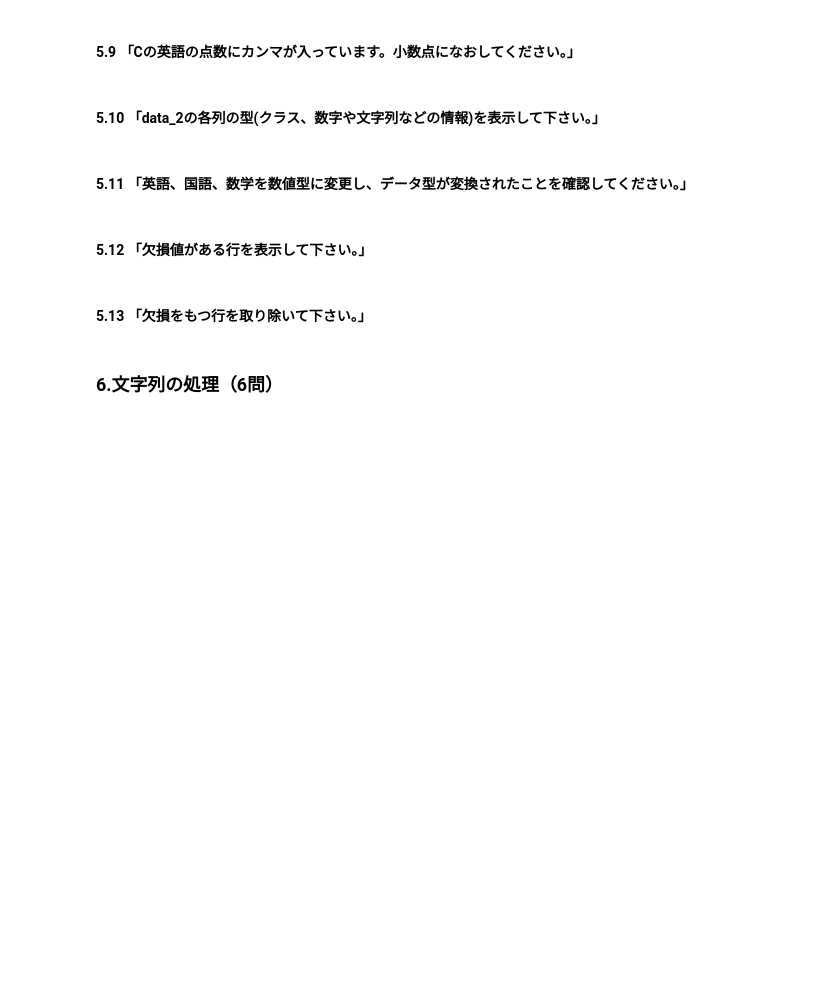
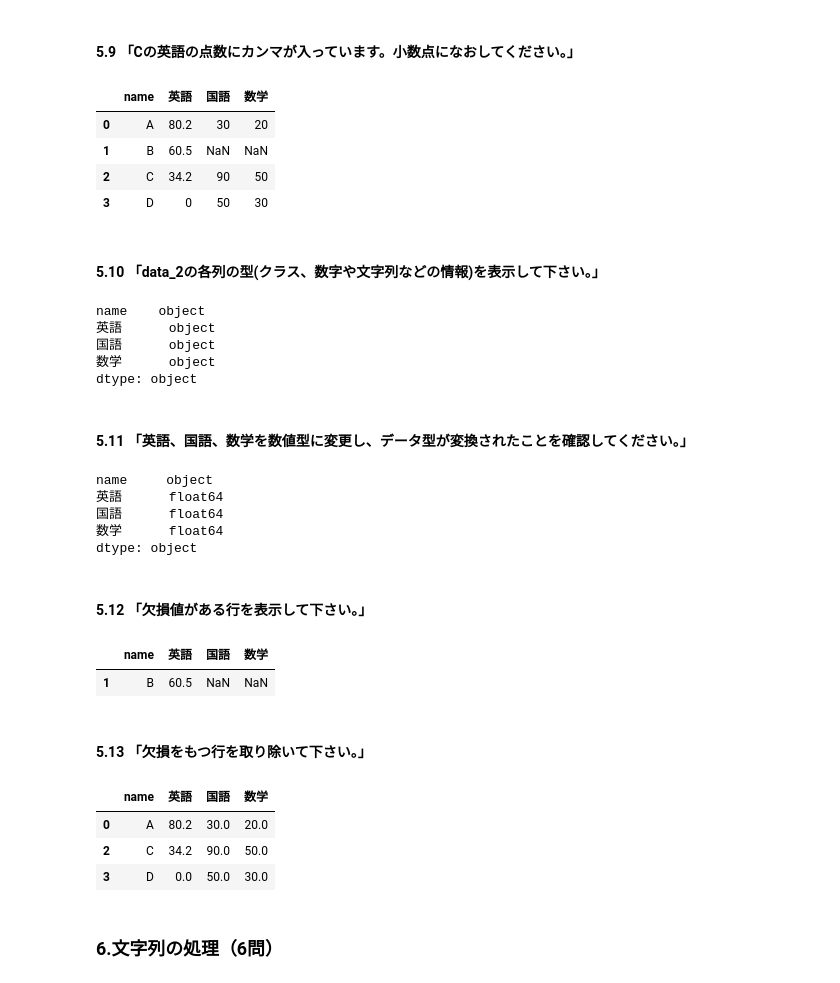
Before and after one commit to ichiyanagi7/python, a Jupyter notebook: pandas_editor.ipynb, the cells around one changed output. Drawn from its saved outputs; the diff is of its cells as text; code cells hidden in the pictures; blank space fills up the shorter version.

```diff
--- a/pandas_editor.ipynb
+++ b/pandas_editor.ipynb
@@ -377,13 +400,51 @@ data_2.drop_duplicates(['name'])
 # %% [markdown]
 #### 5.9 「Cの英語の点数にカンマが入っています。小数点になおしてください。」
+# %%
+data_2.loc[2,'英語']=34.2
+data_2
+# %% [output]
+|  | name | 英語 | 国語 | 数学 |
+| 0 | A | 80.2 | 30 | 20 |
+| 1 | B | 60.5 | NaN | NaN |
+| 2 | C | 34.2 | 90 | 50 |
+| 3 | D | 0 | 50 | 30 |
 # %% [markdown]
 #### 5.10 「data_2の各列の型(クラス、数字や文字列などの情報)を表示して下さい。」
+# %%
+data_2.dtypes
+# %% [output]
+name    object
+英語      object
+国語      object
+数学      object
+dtype: object
 # %% [markdown]
 #### 5.11 「英語、国語、数学を数値型に変更し、データ型が変換されたことを確認してください。」
+# %%
+data_2[['英語','国語','数学']]=data_2[['英語','国語','数学']].astype('float64')
+data_2.dtypes
+# %% [output]
+name     object
+英語      float64
+国語      float64
+数学      float64
+dtype: object
 # %% [markdown]
 #### 5.12 「欠損値がある行を表示して下さい。」
+# %%
+data_2.loc[data_2.isnull().any(axis=1),:]
+# %% [output]
+|  | name | 英語 | 国語 | 数学 |
+| 1 | B | 60.5 | NaN | NaN |
 # %% [markdown]
 #### 5.13 「欠損をもつ行を取り除いて下さい。」
+# %%
+data_2.dropna(how="any")
+# %% [output]
+|  | name | 英語 | 国語 | 数学 |
+| 0 | A | 80.2 | 30.0 | 20.0 |
+| 2 | C | 34.2 | 90.0 | 50.0 |
+| 3 | D | 0.0 | 50.0 | 30.0 |
 # %% [markdown]
 ### 6.文字列の処理（6問）
 # %% [markdown]
```
Also changed, not shown: parts of 4 cells of this notebook.
